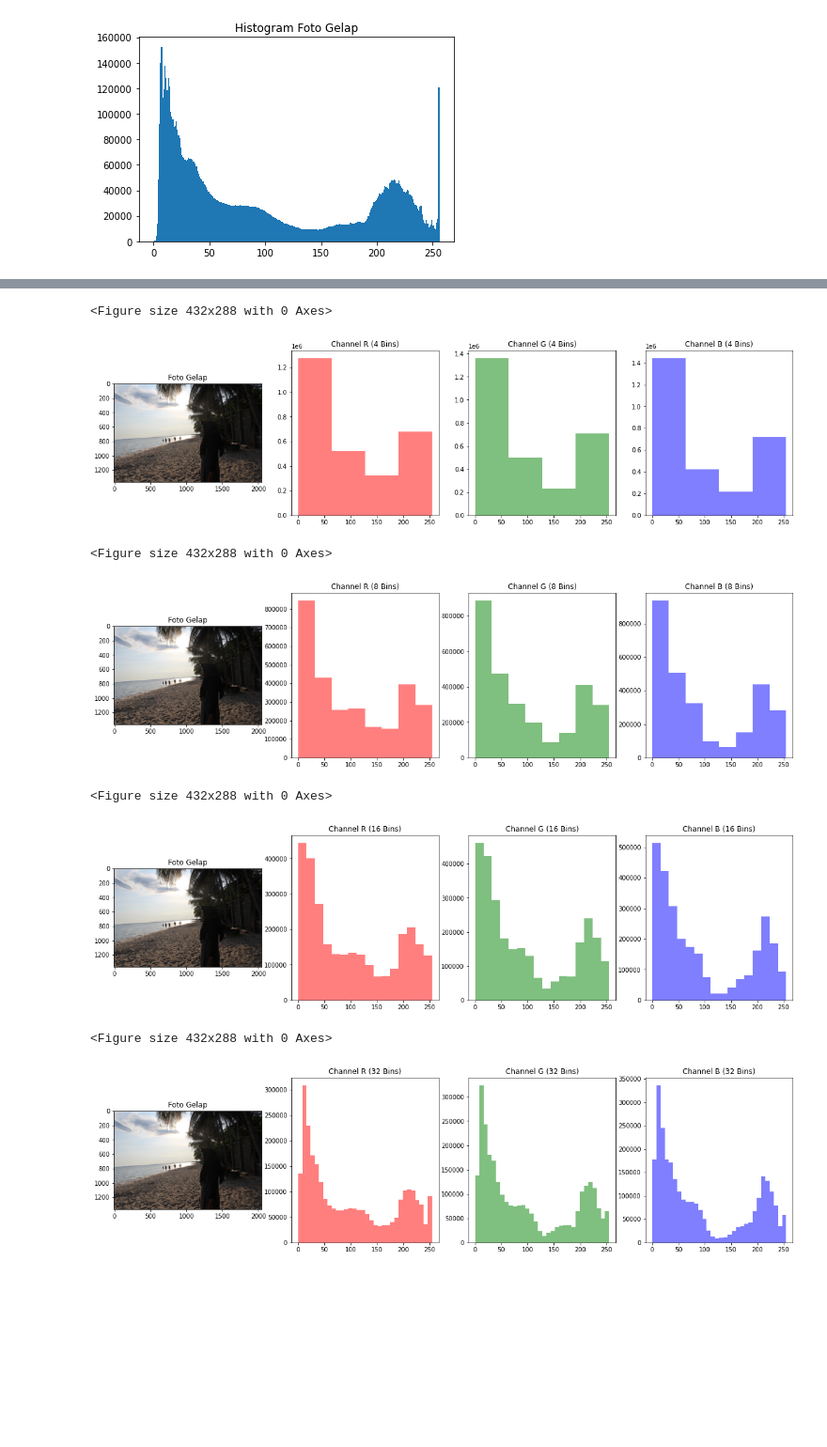
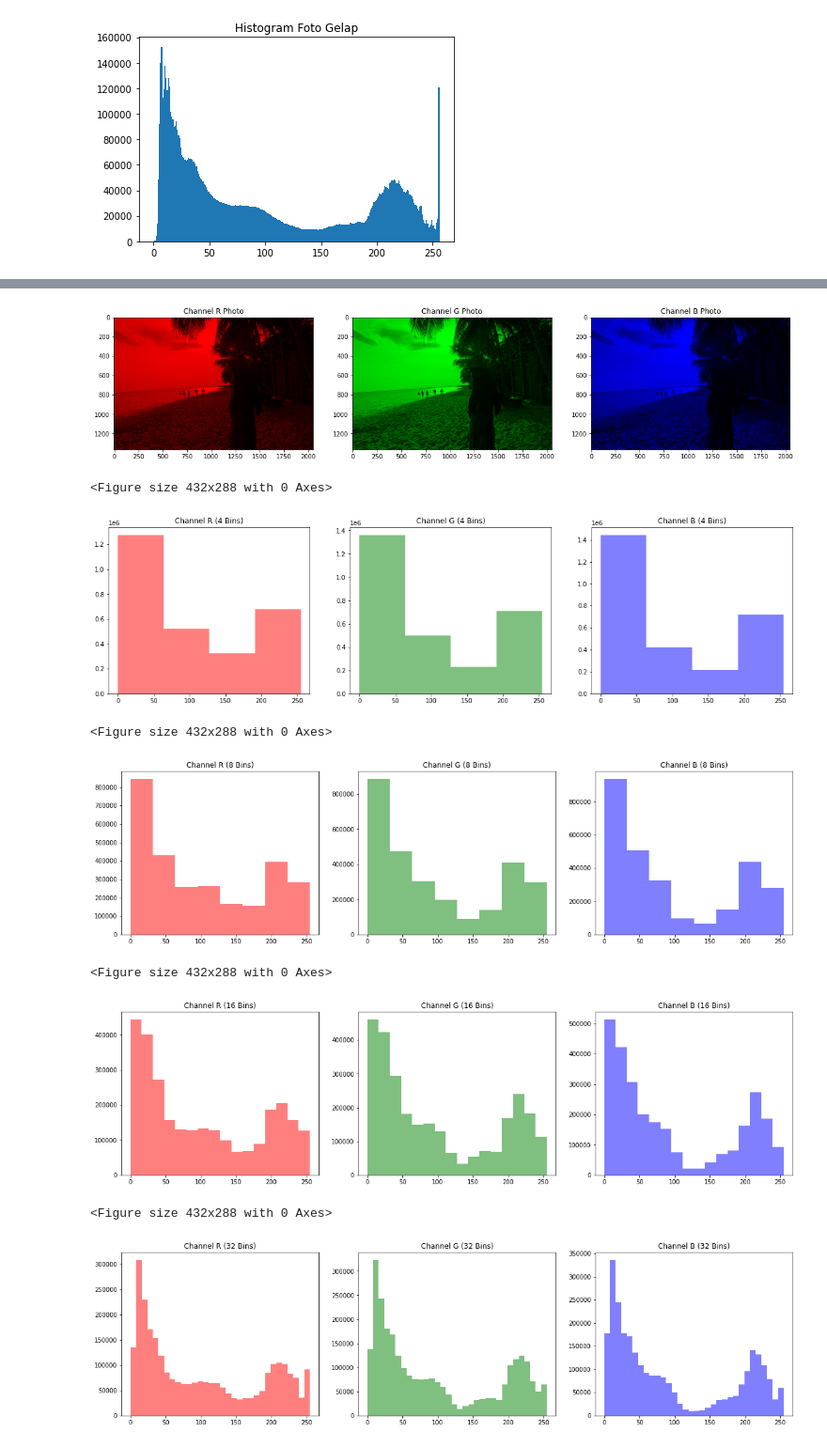
Before and after one commit to slstyrn21/Pengolahan-Citra-Project, a Jupyter notebook: Program_Histogram.ipynb, the cells around one changed output, grey strips where cells are left out. Shown at 94% size. Drawn from its saved outputs; the diff is of its cells as text; code cells hidden in the pictures; blank space fills up the shorter version.

```diff
--- a/Program_Histogram.ipynb
+++ b/Program_Histogram.ipynb
@@ -108,23 +182,25 @@ sedang_bins()
 # %%
 # foto gelap per-channel dan per-bins
 
 def gelap_bins():
+  show_rgb("/red_gelap.jpg", "/green_gelap.jpg", "/blue_gelap.jpg")
   figure(0)
   rgb_bins("/gelap.jpg", 4, "Foto Gelap", "Channel R (4 Bins)", "Channel G (4 Bins)", "Channel B (4 Bins)")
   figure(1)
   rgb_bins("/gelap.jpg", 8, "Foto Gelap", "Channel R (8 Bins)", "Channel G (8 Bins)", "Channel B (8 Bins)")
   figure(2)
   rgb_bins("/gelap.jpg", 16, "Foto Gelap", "Channel R (16 Bins)", "Channel G (16 Bins)", "Channel B (16 Bins)")
   figure(3)
   rgb_bins("/gelap.jpg", 32, "Foto Gelap", "Channel R (32 Bins)", "Channel G (32 Bins)", "Channel B (32 Bins)")
 
 gelap_bins()
 # %% [output]
+[figure, new version]
 <Figure size 432x288 with 0 Axes>
-[figure, old version]
+[figure, new version]
 <Figure size 432x288 with 0 Axes>
-[figure, old version]
+[figure, new version]
 <Figure size 432x288 with 0 Axes>
-[figure, old version]
+[figure, new version]
 <Figure size 432x288 with 0 Axes>
-[figure, old version]
+[figure, added]
```
Also changed, not shown: parts of 10 cells of this notebook.
